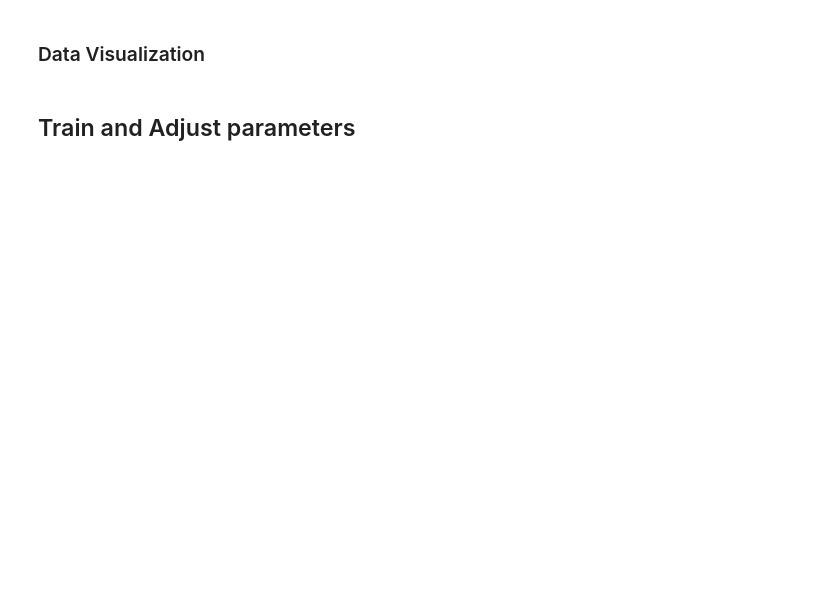
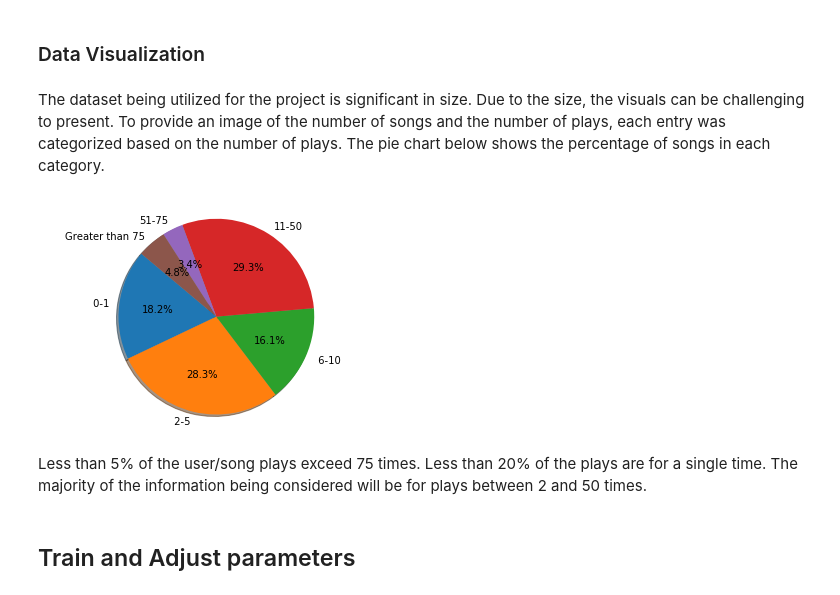
Before and after one commit to kjprice/SMU-data-mining, a Jupyter notebook: python_notebooks/Project 3.ipynb, the cells around one changed output. Drawn from its saved outputs; the diff is of its cells as text; code cells hidden in the pictures; blank space fills up the shorter version.

```diff
--- a/python_notebooks/Project 3.ipynb
+++ b/python_notebooks/Project 3.ipynb
@@ -92,5 +118,44 @@ You can use print_rows(num_rows=m, num_columns=n) to print more rows and columns
 # %% [markdown]
 ### Data Visualization
+# %% [markdown]
+The dataset being utilized for the project is significant in size.   Due to the size, the visuals can be challenging to present.  To provide an image of the number of songs and the number of plays, each entry was categorized based on the number of plays.  The pie chart below shows the percentage of songs in each category.
+# %%
+#Create the category function
+def f(row):
+    if row['plays'] <= 1:
+        val = ' 0-1'
+    elif row['plays'] <= 5:
+        val = ' 2-5'
+    elif row['plays'] <= 10:
+        val =  ' 6-10'
+    elif row['plays'] <= 50:
+        val =  '11-50'
+    elif row['plays'] <= 75:
+        val =  '51-75'
+    elif row['plays'] >75:
+        val =  'Greater than 75'
+    return val
+
+#Apply the category function
+new_df['category'] = new_df.apply(f, axis=1)
+
+#Confirm the new category added
+new_df.head()
+
+#Group by categories
+
+pie_chart = new_df.groupby(by=['category'])[['plays']].sum().reset_index()
+
+pie_chart.head()
+
+#Plot
+plt.pie(pie_chart['plays'], labels=pie_chart['category'], autopct='%1.1f%%', shadow=True, startangle=140)
+plt.axis('equal')
+plt.show()
+# %% [output]
+[figure, added]
+# %% [markdown]
+Less than 5% of the user/song plays exceed 75 times.  Less than 20% of the plays are for a single time.   The majority of the information being considered will be for plays between 2 and 50 times.
 # %% [markdown]
 ## Train and Adjust parameters
 # %%
```
Also changed, not shown: parts of 2 cells of this notebook, 1 other file.
